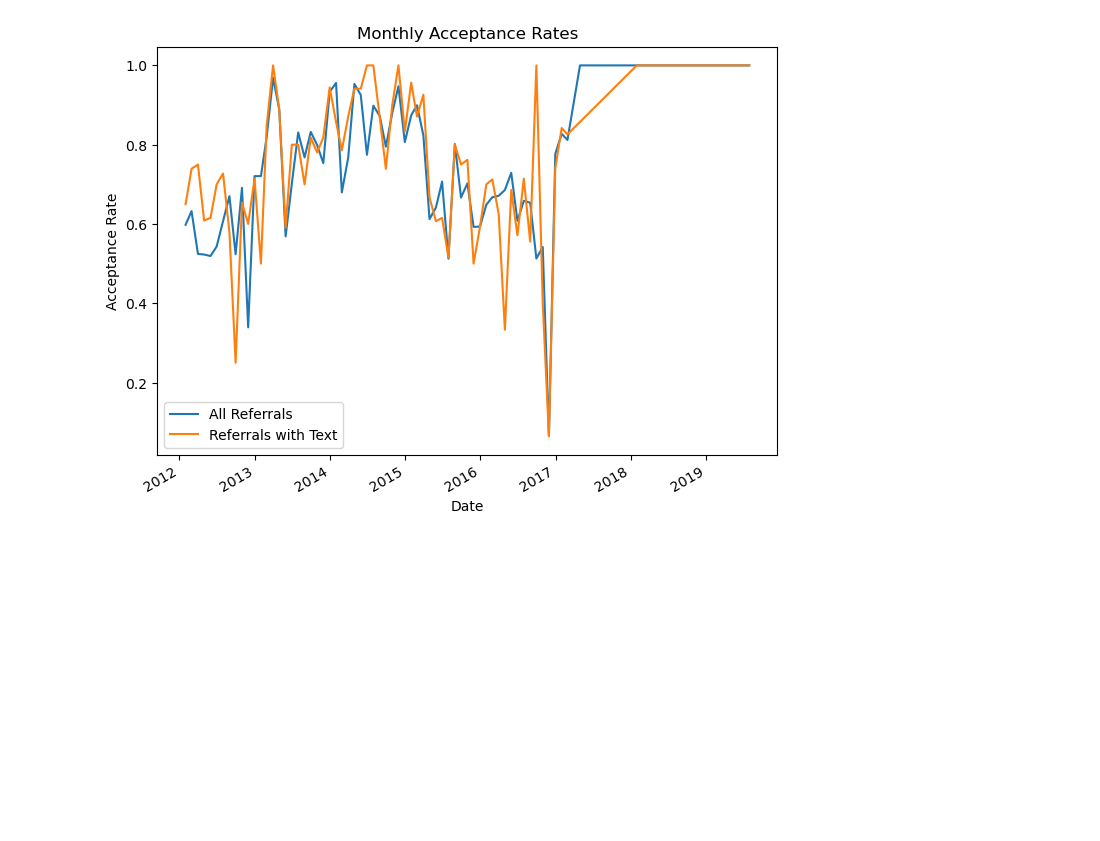
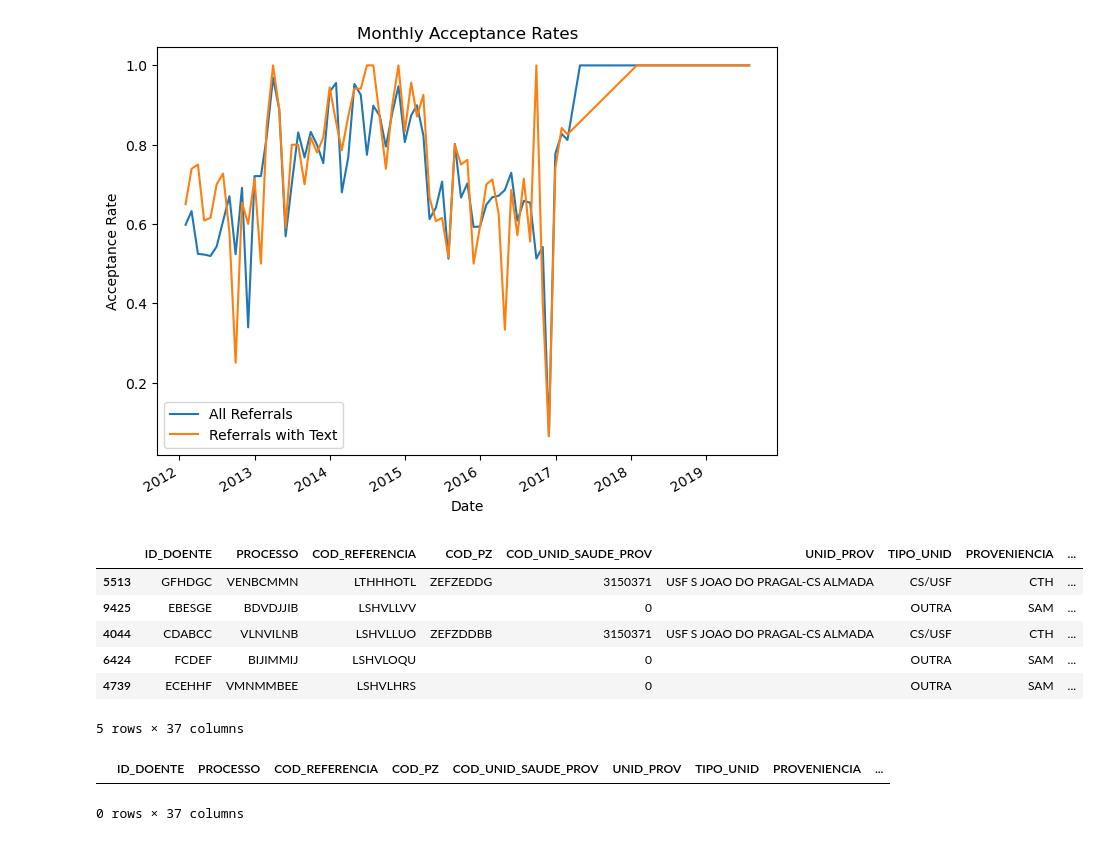
Before and after one commit to Data-Science-Knowledge-Center-Nova-SBE/PBL-HGO, a Jupyter notebook: M_referrals.ipynb, the cells around one changed output. Drawn from its saved outputs; the diff is of its cells as text; code cells hidden in the pictures; blank space fills up the shorter version.

```diff
--- a/M_referrals.ipynb
+++ b/M_referrals.ipynb
@@ -366,0 +369,17 @@ plt.show()
+# %%
+alertP1.head()
+# %% [output]
+|  | ID_DOENTE | PROCESSO | COD_REFERENCIA | COD_PZ | COD_UNID_SAUDE_PROV | UNID_PROV | TIPO_UNID | PROVENIENCIA | ... |
+| 5513 | GFHDGC | VENBCMMN | LTHHHOTL | ZEFZEDDG | 3150371 | USF S JOAO DO PRAGAL-CS ALMADA | CS/USF | CTH | ... |
+| 9425 | EBESGE | BDVDJJIB | LSHVLLVV |  | 0 |  | OUTRA | SAM | ... |
+| 4044 | CDABCC | VLNVILNB | LSHVLLUO | ZEFZDDBB | 3150371 | USF S JOAO DO PRAGAL-CS ALMADA | CS/USF | CTH | ... |
+| 6424 | FCDEF | BIJIMMIJ | LSHVLOQU |  | 0 |  | OUTRA | SAM | ... |
+| 4739 | ECEHHF | VMNMMBEE | LSHVLHRS |  | 0 |  | OUTRA | SAM | ... |
+5 rows × 37 columns
+# %%
+
+twin = alertP1[(alertP1["COD_MOTIVO_RECUSA"]==18) | (alertP1["COD_MOTIVO_RECUSA"]==19)]
+twin
+# %% [output]
+|  | ID_DOENTE | PROCESSO | COD_REFERENCIA | COD_PZ | COD_UNID_SAUDE_PROV | UNID_PROV | TIPO_UNID | PROVENIENCIA | ... |
+0 rows × 37 columns
```
Also changed, not shown: parts of 2 cells of this notebook, 1 other file.
